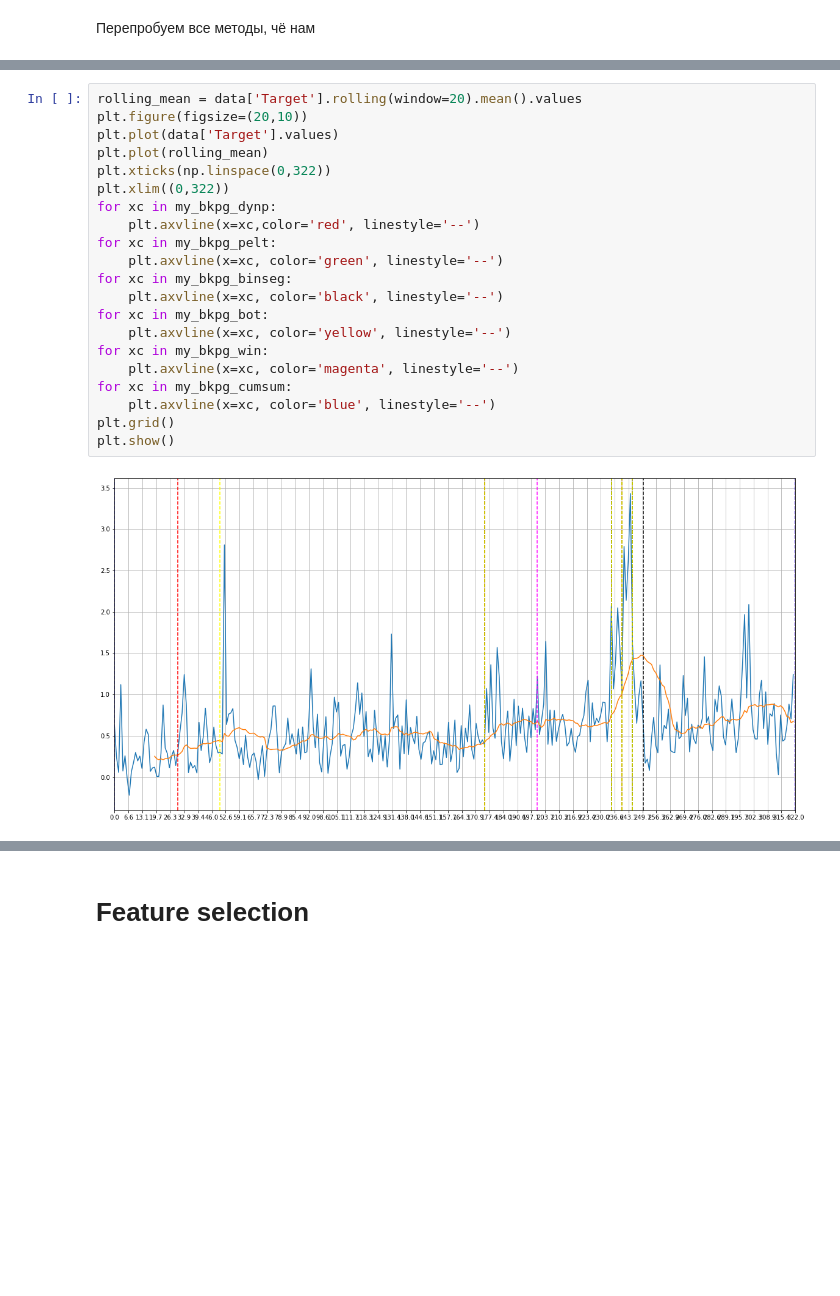
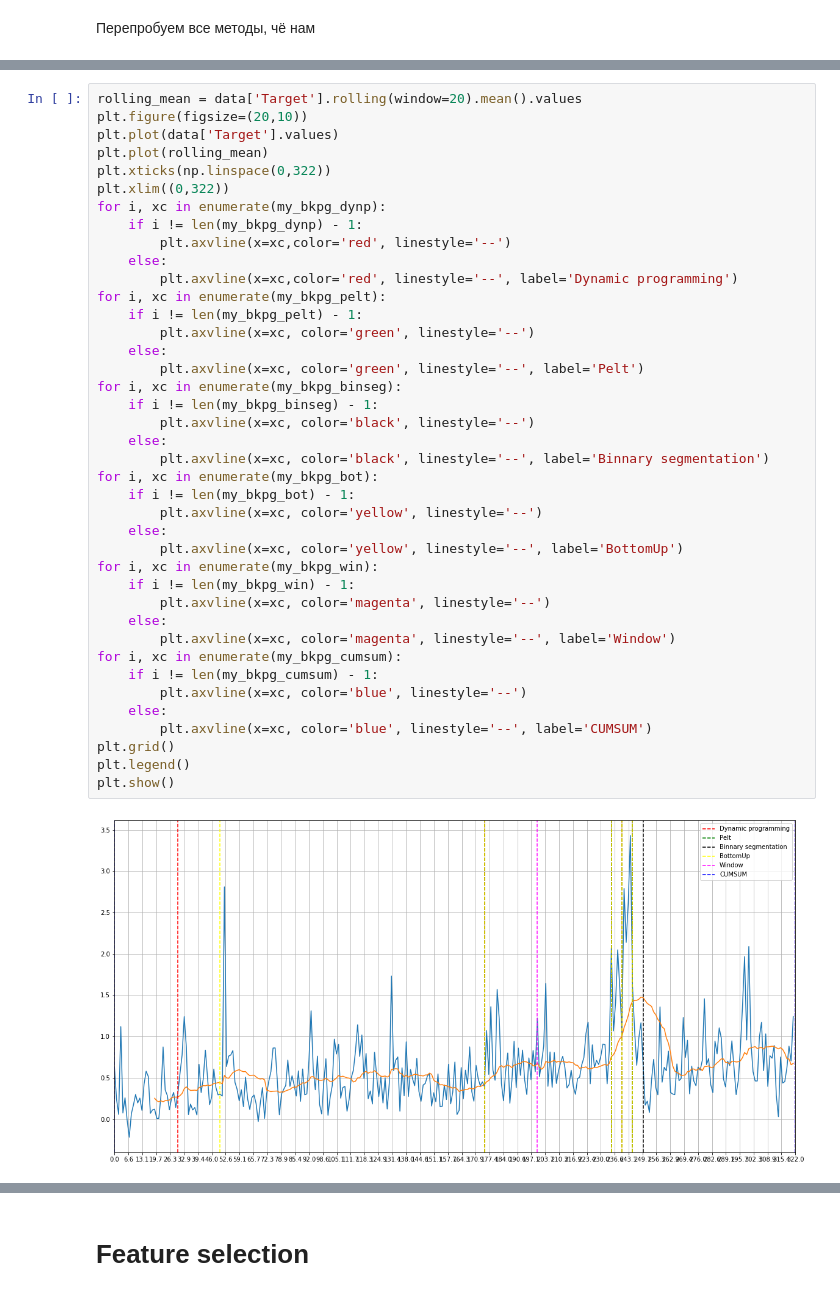
Before and after one commit to Penitto/StochProcs3, a Jupyter notebook: Proj.ipynb, the cells around one changed output, grey strips where cells are left out. Cells and saved outputs as stored; diff of their text form; blank space fills up the shorter version.

```diff
--- a/Proj.ipynb
+++ b/Proj.ipynb
@@ -114,23 +112,42 @@ my_bkpg_cumsum
 # %%
 rolling_mean = data['Target'].rolling(window=20).mean().values
 plt.figure(figsize=(20,10))
 plt.plot(data['Target'].values)
 plt.plot(rolling_mean)
 plt.xticks(np.linspace(0,322))
 plt.xlim((0,322))
-for xc in my_bkpg_dynp:
-    plt.axvline(x=xc,color='red', linestyle='--')
-for xc in my_bkpg_pelt:
-    plt.axvline(x=xc, color='green', linestyle='--')
-for xc in my_bkpg_binseg:
-    plt.axvline(x=xc, color='black', linestyle='--')
-for xc in my_bkpg_bot:
-    plt.axvline(x=xc, color='yellow', linestyle='--')
-for xc in my_bkpg_win:
-    plt.axvline(x=xc, color='magenta', linestyle='--')
-for xc in my_bkpg_cumsum:
-    plt.axvline(x=xc, color='blue', linestyle='--')
+for i, xc in enumerate(my_bkpg_dynp):
+    if i != len(my_bkpg_dynp) - 1:
+        plt.axvline(x=xc,color='red', linestyle='--')
+    else:
+        plt.axvline(x=xc,color='red', linestyle='--', label='Dynamic programming')
+for i, xc in enumerate(my_bkpg_pelt):
+    if i != len(my_bkpg_pelt) - 1:
+        plt.axvline(x=xc, color='green', linestyle='--')
+    else:
+        plt.axvline(x=xc, color='green', linestyle='--', label='Pelt')
+for i, xc in enumerate(my_bkpg_binseg):
+    if i != len(my_bkpg_binseg) - 1:
+        plt.axvline(x=xc, color='black', linestyle='--')
+    else:
+        plt.axvline(x=xc, color='black', linestyle='--', label='Binnary segmentation')
+for i, xc in enumerate(my_bkpg_bot):
+    if i != len(my_bkpg_bot) - 1:
+        plt.axvline(x=xc, color='yellow', linestyle='--')
+    else:
+        plt.axvline(x=xc, color='yellow', linestyle='--', label='BottomUp')
+for i, xc in enumerate(my_bkpg_win):
+    if i != len(my_bkpg_win) - 1:
+        plt.axvline(x=xc, color='magenta', linestyle='--')
+    else:
+        plt.axvline(x=xc, color='magenta', linestyle='--', label='Window')
+for i, xc in enumerate(my_bkpg_cumsum):
+    if i != len(my_bkpg_cumsum) - 1:
+        plt.axvline(x=xc, color='blue', linestyle='--')
+    else:
+        plt.axvline(x=xc, color='blue', linestyle='--', label='CUMSUM')
 plt.grid()
+plt.legend()
 plt.show()
 # %% [output]
-[figure, old version]
+[figure, new version]
```
Also changed, not shown: parts of 10 cells of this notebook, 1 other file.
